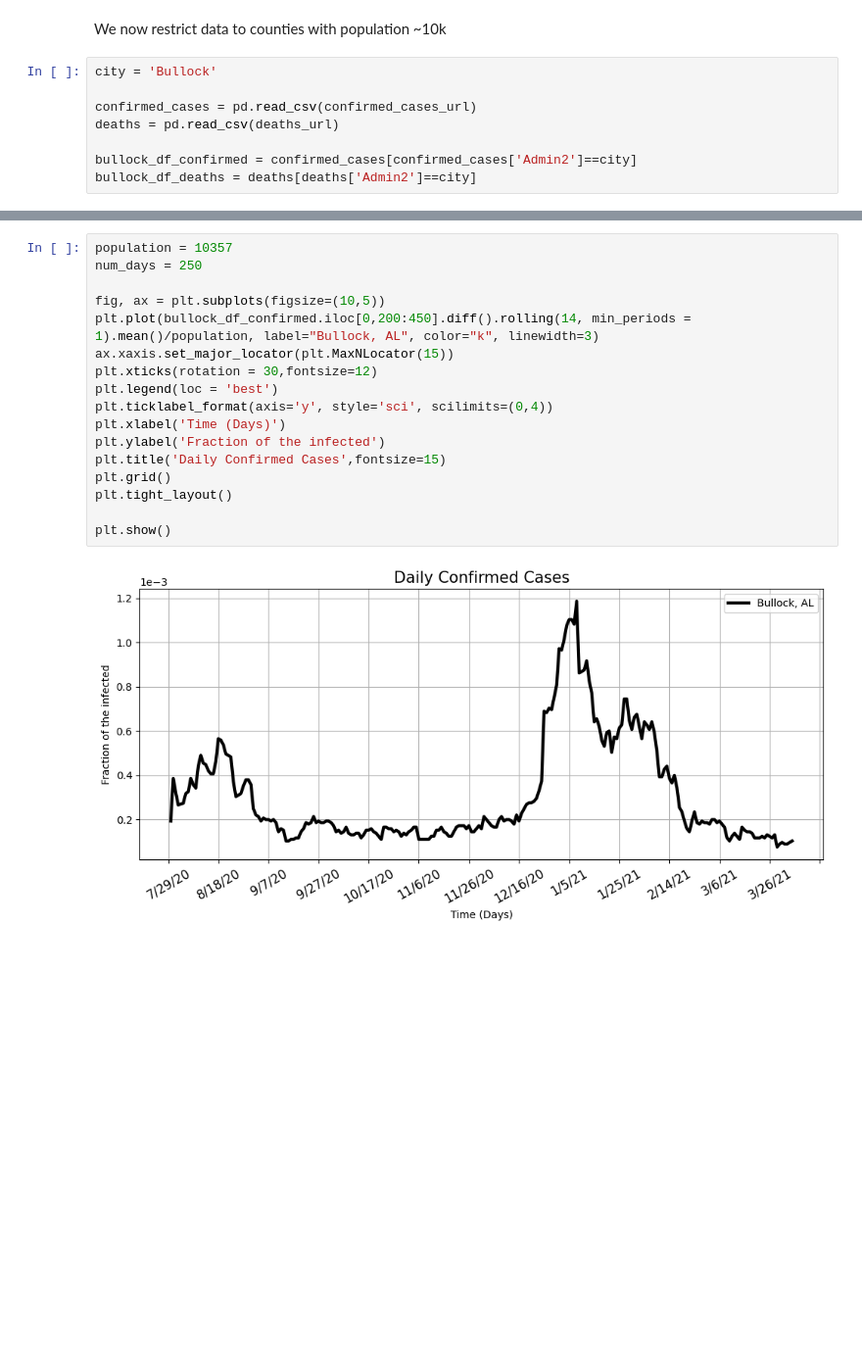
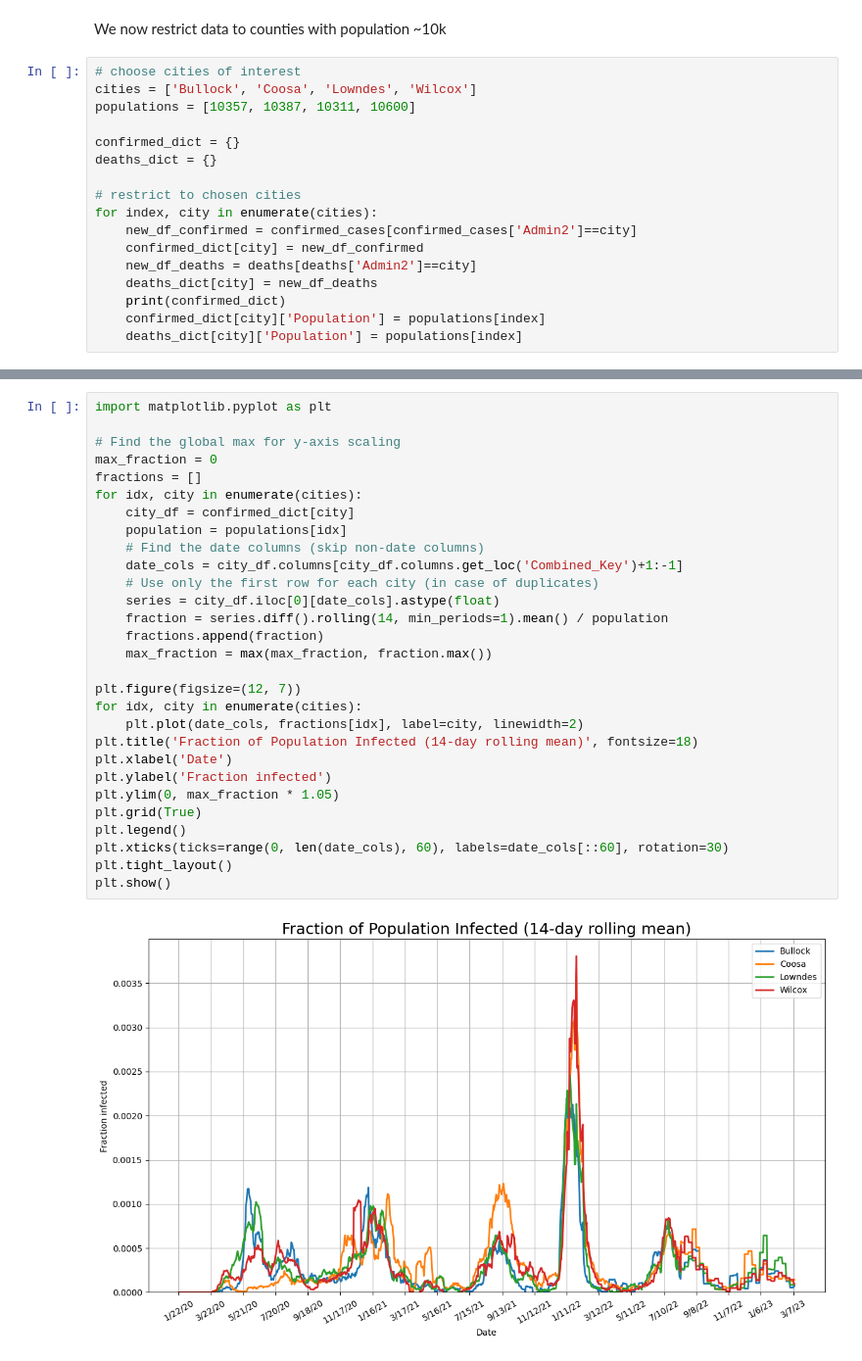
Before and after one commit to GrgAakash/Code-collection--REU-25, a Jupyter notebook: SIHMDCaseStudy/scrape_covid_data.ipynb, the cells around one changed output, grey strips where cells are left out. Shown at 98% size. Cells and saved outputs as stored; diff of their text form; blank space fills up the shorter version.

```diff
--- a/SIHMDCaseStudy/scrape_covid_data.ipynb
+++ b/SIHMDCaseStudy/scrape_covid_data.ipynb
@@ -117,11 +117,20 @@ plt.show()
 # %% [markdown]
 We now restrict data to counties with population ~10k
 # %%
-city = 'Bullock'
+# choose cities of interest
+cities = ['Bullock', 'Coosa', 'Lowndes', 'Wilcox']
+populations = [10357, 10387, 10311, 10600]
 
-confirmed_cases = pd.read_csv(confirmed_cases_url)
-deaths = pd.read_csv(deaths_url)
+confirmed_dict = {}
+deaths_dict = {}
 
-bullock_df_confirmed = confirmed_cases[confirmed_cases['Admin2']==city]
-bullock_df_deaths = deaths[deaths['Admin2']==city]
+# restrict to chosen cities
+for index, city in enumerate(cities):
+    new_df_confirmed = confirmed_cases[confirmed_cases['Admin2']==city]
+    confirmed_dict[city] = new_df_confirmed
+    new_df_deaths = deaths[deaths['Admin2']==city]
+    deaths_dict[city] = new_df_deaths
+    print(confirmed_dict)
+    confirmed_dict[city]['Population'] = populations[index]
+    deaths_dict[city]['Population'] = populations[index]
 # %% [output]
@@ -148,19 +173,31 @@ bullock_df_deaths = deaths[deaths['Admin2']==city]
 # %%
-population = 10357
-num_days = 250
+import matplotlib.pyplot as plt
 
-fig, ax = plt.subplots(figsize=(10,5))
-plt.plot(bullock_df_confirmed.iloc[0,200:450].diff().rolling(14, min_periods = 1).mean()/population, label="Bullock, AL", color="k", linewidth=3)
-ax.xaxis.set_major_locator(plt.MaxNLocator(15))
-plt.xticks(rotation = 30,fontsize=12)
-plt.legend(loc = 'best')
-plt.ticklabel_format(axis='y', style='sci', scilimits=(0,4))
-plt.xlabel('Time (Days)')
-plt.ylabel('Fraction of the infected')
-plt.title('Daily Confirmed Cases',fontsize=15)
-plt.grid()
+# Find the global max for y-axis scaling
+max_fraction = 0
+fractions = []
+for idx, city in enumerate(cities):
+    city_df = confirmed_dict[city]
+    population = populations[idx]
+    # Find the date columns (skip non-date columns)
+    date_cols = city_df.columns[city_df.columns.get_loc('Combined_Key')+1:-1]
+    # Use only the first row for each city (in case of duplicates)
+    series = city_df.iloc[0][date_cols].astype(float)
+    fraction = series.diff().rolling(14, min_periods=1).mean() / population
+    fractions.append(fraction)
+    max_fraction = max(max_fraction, fraction.max())
+
+plt.figure(figsize=(12, 7))
+for idx, city in enumerate(cities):
+    plt.plot(date_cols, fractions[idx], label=city, linewidth=2)
+plt.title('Fraction of Population Infected (14-day rolling mean)', fontsize=18)
+plt.xlabel('Date')
+plt.ylabel('Fraction infected')
+plt.ylim(0, max_fraction * 1.05)
+plt.grid(True)
+plt.legend()
+plt.xticks(ticks=range(0, len(date_cols), 60), labels=date_cols[::60], rotation=30)
 plt.tight_layout()
-
 plt.show()
 # %% [output]
-[figure, old version]
+[figure, new version]
```
Also changed, not shown: parts of 3 cells of this notebook, 2 other files.
